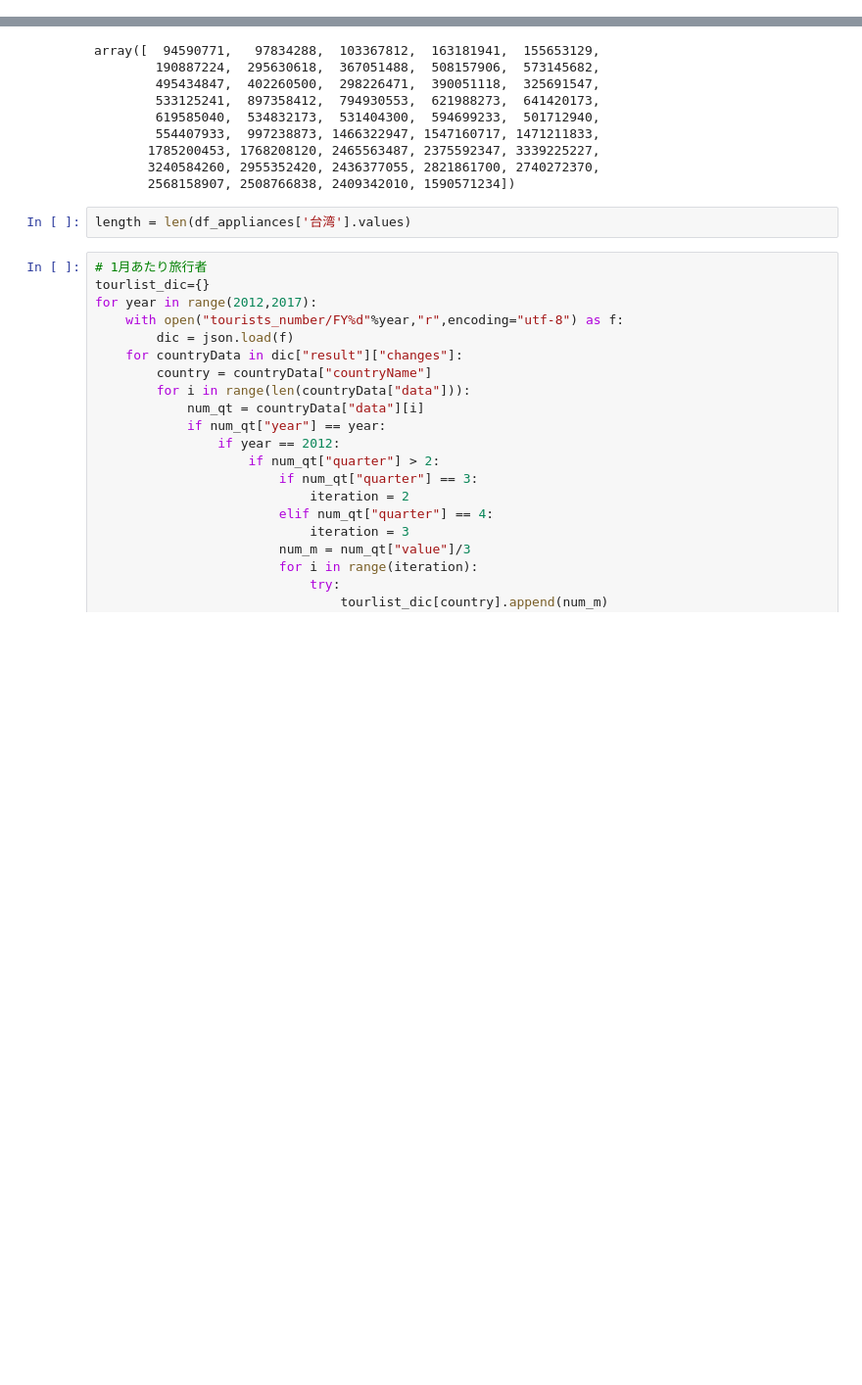
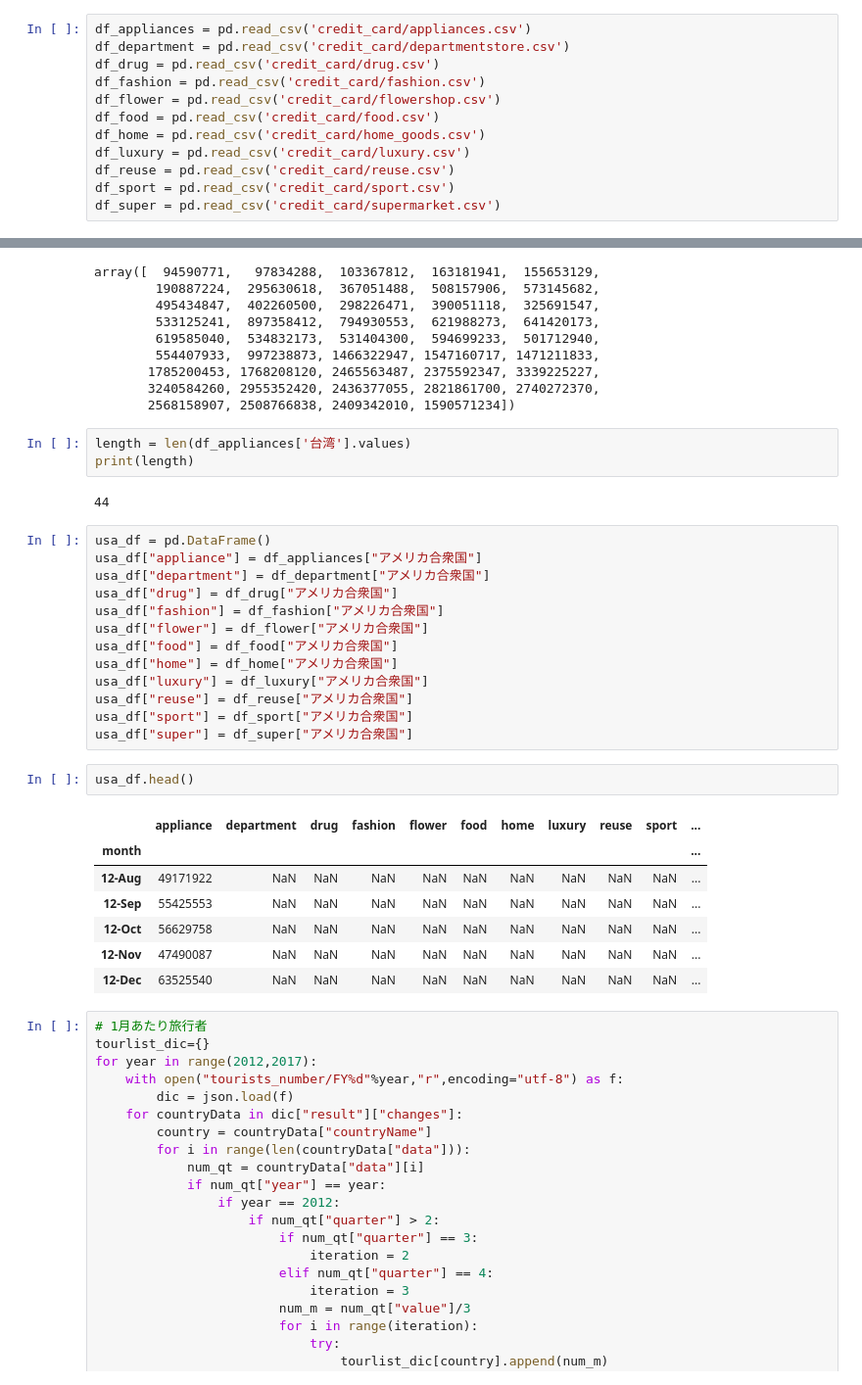
Before and after one commit to ro72/gci_team_1, a Jupyter notebook: PCA.ipynb, the cells around one changed output, grey strips where cells are left out. Shown at 98% size. Cells and saved outputs as stored; diff of their text form; blank space fills up the shorter version.

Commit message:
Organize appliances.csv

```diff
--- a/PCA.ipynb
+++ b/PCA.ipynb
@@ -31,0 +31,12 @@ df_appliances.head()
+# %%
+df_appliances = pd.read_csv('credit_card/appliances.csv')
+df_department = pd.read_csv('credit_card/departmentstore.csv')
+df_drug = pd.read_csv('credit_card/drug.csv')
+df_fashion = pd.read_csv('credit_card/fashion.csv')
+df_flower = pd.read_csv('credit_card/flowershop.csv')
+df_food = pd.read_csv('credit_card/food.csv')
+df_home = pd.read_csv('credit_card/home_goods.csv')
+df_luxury = pd.read_csv('credit_card/luxury.csv')
+df_reuse = pd.read_csv('credit_card/reuse.csv')
+df_sport = pd.read_csv('credit_card/sport.csv')
+df_super = pd.read_csv('credit_card/supermarket.csv')
@@ -43,6 +76,32 @@ array([  94590771,   97834288,  103367812,  163181941,  155653129,
        2568158907, 2508766838, 2409342010, 1590571234])
 # %%
 length = len(df_appliances['台湾'].values)
+print(length)
+# %% [output]
+44
+# %%
+usa_df = pd.DataFrame()
+usa_df["appliance"] = df_appliances["アメリカ合衆国"]
+usa_df["department"] = df_department["アメリカ合衆国"]
+usa_df["drug"] = df_drug["アメリカ合衆国"]
+usa_df["fashion"] = df_fashion["アメリカ合衆国"]
+usa_df["flower"] = df_flower["アメリカ合衆国"]
+usa_df["food"] = df_food["アメリカ合衆国"]
+usa_df["home"] = df_home["アメリカ合衆国"]
+usa_df["luxury"] = df_luxury["アメリカ合衆国"]
+usa_df["reuse"] = df_reuse["アメリカ合衆国"]
+usa_df["sport"] = df_sport["アメリカ合衆国"]
+usa_df["super"] = df_super["アメリカ合衆国"]
+# %%
+usa_df.head()
+# %% [output]
+|  | appliance | department | drug | fashion | flower | food | home | luxury | reuse | sport | ... |
+| month |  |  |  |  |  |  |  |  |  |  | ... |
+| 12-Aug | 49171922 | NaN | NaN | NaN | NaN | NaN | NaN | NaN | NaN | NaN | ... |
+| 12-Sep | 55425553 | NaN | NaN | NaN | NaN | NaN | NaN | NaN | NaN | NaN | ... |
+| 12-Oct | 56629758 | NaN | NaN | NaN | NaN | NaN | NaN | NaN | NaN | NaN | ... |
+| 12-Nov | 47490087 | NaN | NaN | NaN | NaN | NaN | NaN | NaN | NaN | NaN | ... |
+| 12-Dec | 63525540 | NaN | NaN | NaN | NaN | NaN | NaN | NaN | NaN | NaN | ... |
 # %%
 # 1月あたり旅行者
 tourlist_dic={}
```
Also changed, not shown: parts of 14 cells of this notebook, 1 other file.
